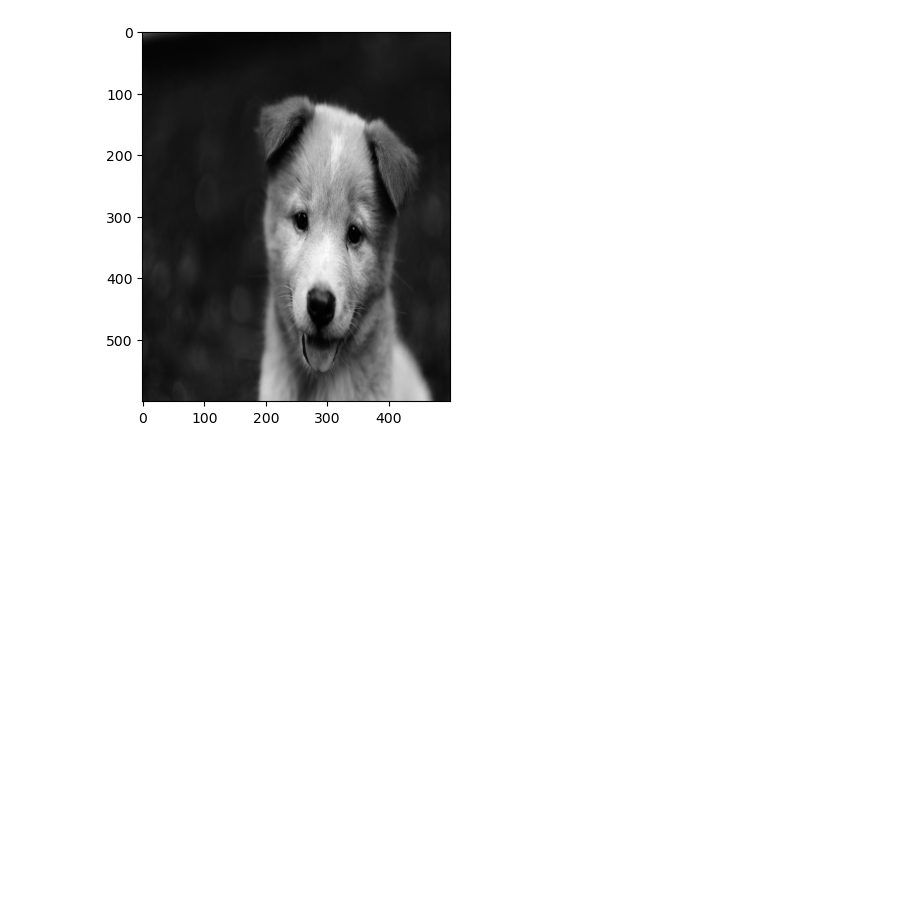
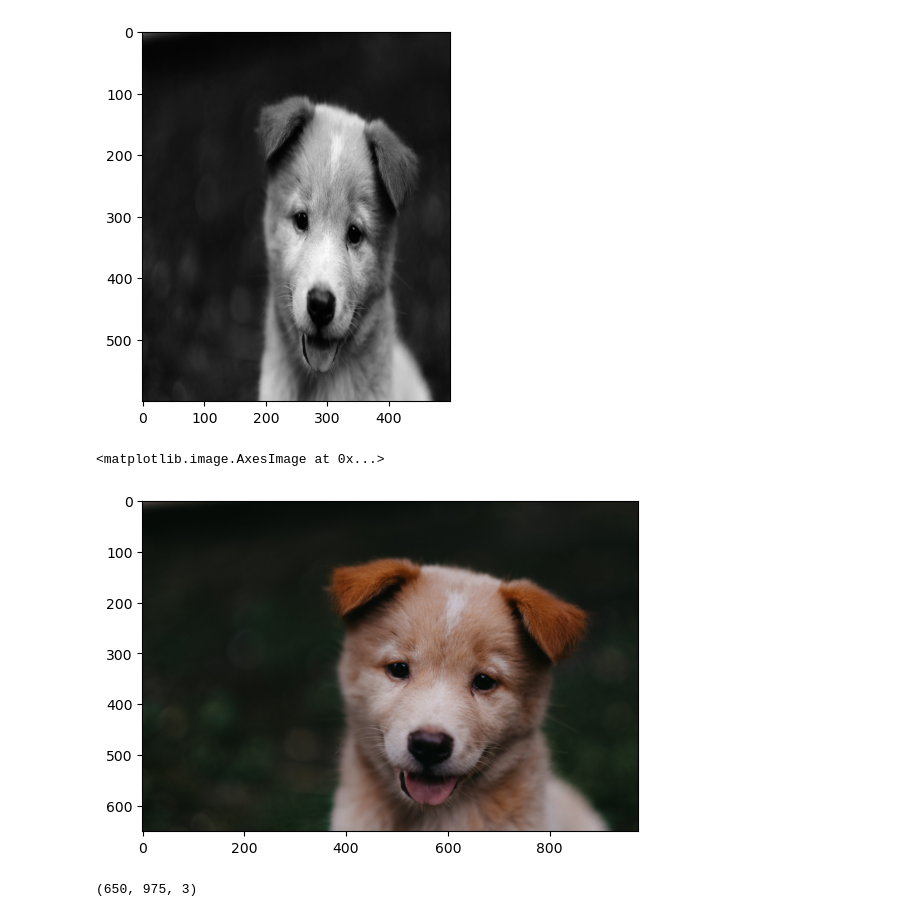
Before and after one commit to hrithik-data-bot/image-processing-notebooks, a Jupyter notebook: notebooks/002-opencv-I.ipynb, the cells around one changed output. Saved outputs shown, nothing was run; the diff lists cells and outputs as text; code cells hidden in the pictures; blank space fills up the shorter version.

Commit message:
added resizing using ratios

```diff
--- a/notebooks/002-opencv-I.ipynb
+++ b/notebooks/002-opencv-I.ipynb
@@ -41,3 +41,13 @@ plt.imshow(cv2.resize(image_gray, (500, 600)), cmap='gray')
 # %% [output]
 <matplotlib.image.AxesImage at 0x...>
 [figure]
+# %%
+h_ratio, w_ratio = 0.5, 0.5
+plt.imshow(cv2.resize(fix_image, (0,0), fix_image, h_ratio, w_ratio))
+# %% [output]
+<matplotlib.image.AxesImage at 0x...>
+[figure, added]
+# %%
+cv2.resize(fix_image, (0,0), fix_image, h_ratio, w_ratio).shape
+# %% [output]
+(650, 975, 3)
```
